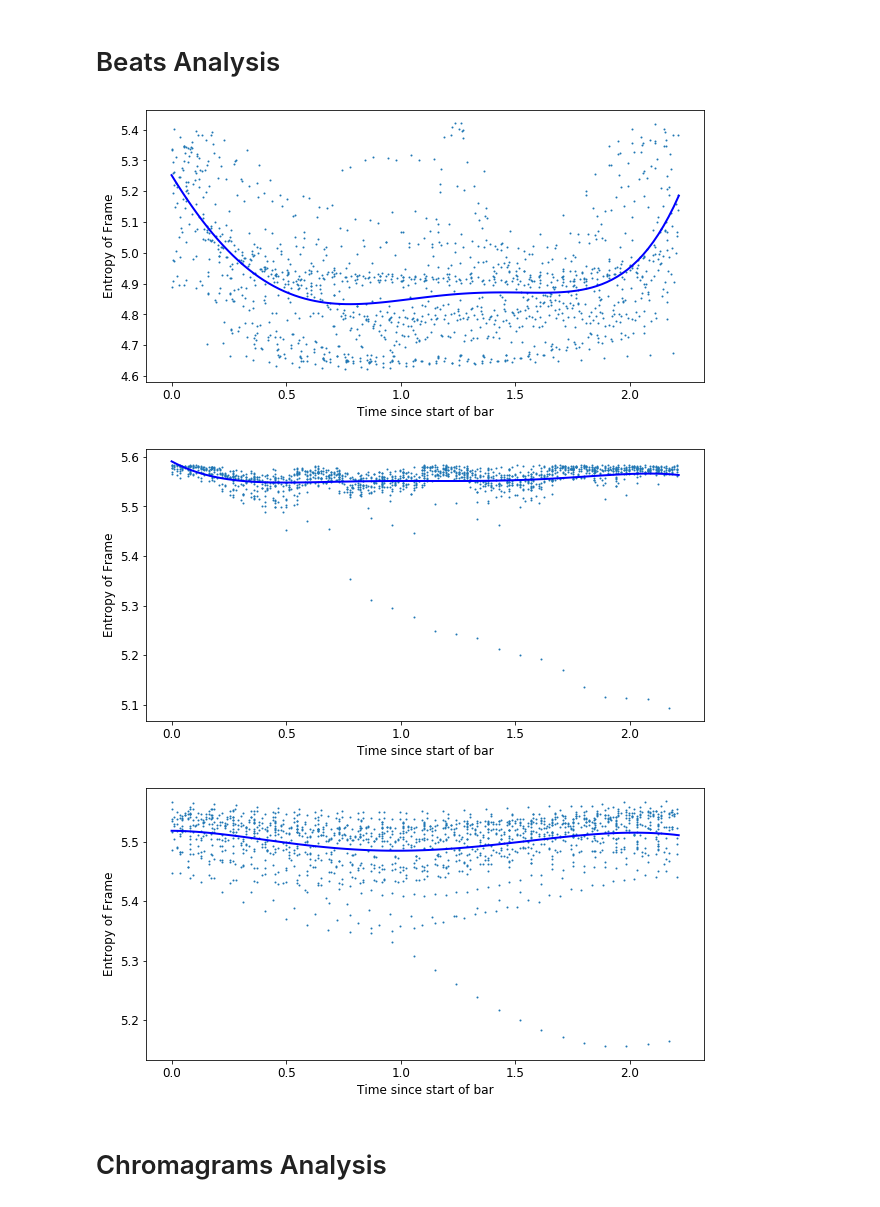
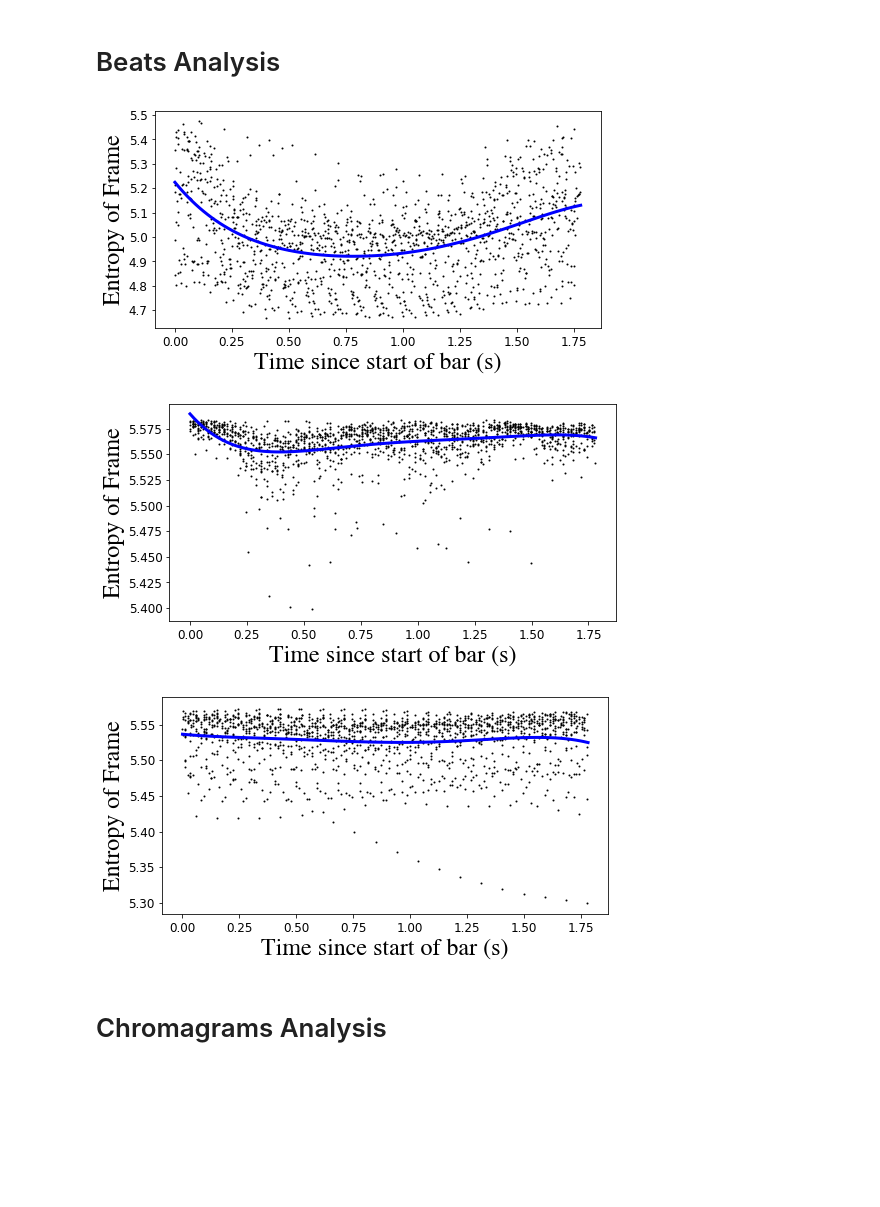
Before and after one commit to JZacaroli/chord-estimation-confidence, a Jupyter notebook: Analysis.ipynb, the cells around one changed output. Drawn from its saved outputs; the diff is of its cells as text; code cells hidden in the pictures; blank space fills up the shorter version.

Commit message:
Final commit
Adding time analysis.
Cleaning up notebook.

```diff
--- a/Analysis.ipynb
+++ b/Analysis.ipynb
@@ -401,33 +401,33 @@ def plotEntropyVsTimeSinceFirstBeatForSong(song, songNum, chromadir,
             df.drop(df[df['Time Since First Beat'] < 0].index, inplace=True)
 
             #Plot the entire song
-            plt.figure(figsize=(10,5))
-            plt.scatter(df['Time Since First Beat'], df['Entropy'], s=1)
-            plt.ylabel('Entropy of Frame')
-            plt.xlabel('Time since start of bar')
+            plt.figure(figsize=(8,4))
+            plt.scatter(df['Time Since First Beat'], df['Entropy'], s=1, color='k')
+            plt.ylabel('Entropy of Frame', **hfont)
+            plt.xlabel('Time since start of bar (s)', **hfont)
             z = np.polyfit(df['Time Since First Beat'], df['Entropy'], 5)
             p = np.poly1d(z)
             xx = np.linspace(0, avg_bar_length, 100)
-            plt.plot(xx, p(xx), '-', color='b', linewidth=2)
+            plt.plot(xx, p(xx), '-', color='b', linewidth=3)
             break
 # %%
 # CHANGE songNum TO VIEW THE EFFECT FOR DIFFERENT SONGS
-songNum = 30
+songNum = 5
 # Good examples: 1,5,7,8,9,30,
 # Good example: 13 shows the two types of bar. One which has a chord change in the middle, one which doesn't.
 
 song = songList[songNum]
 plotEntropyVsTimeSinceFirstBeatForSong(song, songNum, 'Experiments/DeepChroma')
 plotEntropyVsTimeSinceFirstBeatForSong(song, songNum, 'Experiments/CLPChroma', step_size=4096.0)
 plotEntropyVsTimeSinceFirstBeatForSong(song, songNum, 'Experiments/CENSChroma', step_size=4096.0)
 
 
 #Can something more clever be done to visualize?
 # https://towardsdatascience.com/simple-and-multiple-linear-regression-with-python-c9ab422ec29c
 # %% [output]
-[figure, old version]
+[figure, new version]
-[figure, old version]
+[figure, new version]
-[figure, old version]
+[figure, new version]
 # %% [markdown]
 # Chromagrams Analysis
 # %%
```
Also changed, not shown: parts of 4 cells of this notebook, 3 other files.
